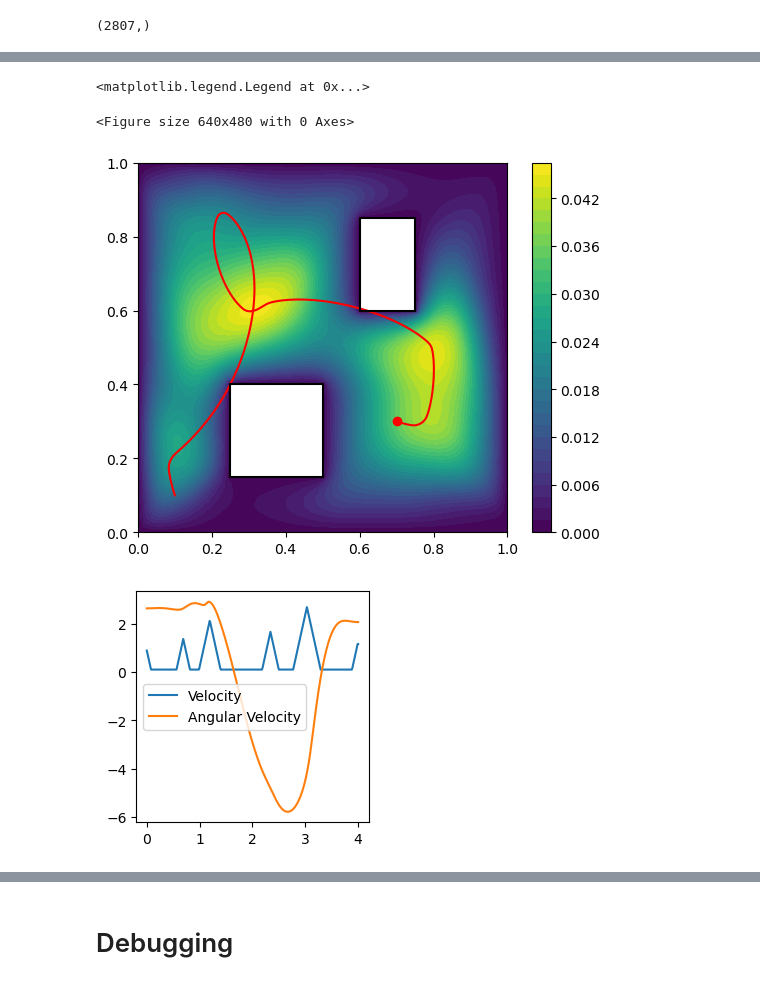
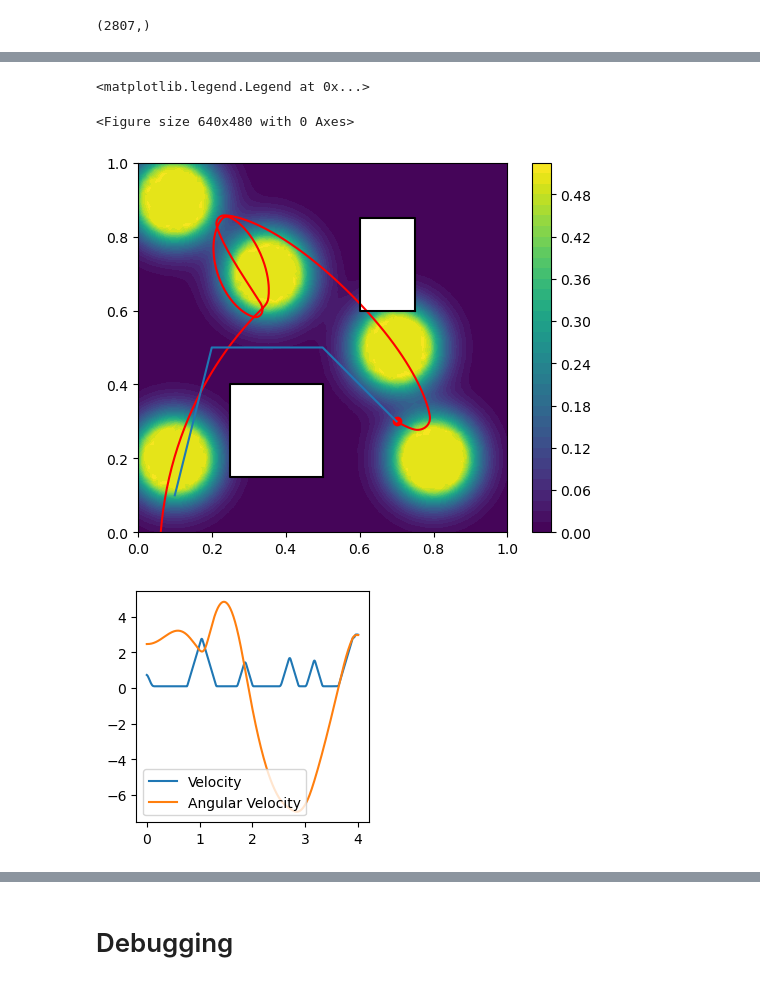
Before and after one commit to leyffer/m2dtIceSheet, a Jupyter notebook: notebooks/1-2_initial_DAE_optimization.ipynb, the cells around one changed output, grey strips where cells are left out. Saved outputs shown, nothing was run; the diff lists cells and outputs as text; code cells hidden in the pictures.

```diff
--- a/notebooks/1-2_initial_DAE_optimization.ipynb
+++ b/notebooks/1-2_initial_DAE_optimization.ipynb
@@ -2120,28 +1993,20 @@ array([-2.67708223e-02, -2.80556187e-02, -2.83250348e-02, -2.85856656e-02,
 # %%
-# # Set the initial guess for the decision variables
-# initial_x = jnp.linspace(problem_obj.x0, 0.0, problem_obj.NK)
-# initial_y = jnp.linspace(problem_obj.y0, 0.0, problem_obj.NK)
-# initial_theta = jnp.arctan2(np.diff(initial_y, append=0.),np.diff(initial_x, append=0.))
-# initial_v = jnp.ones(initial_x.shape)
-# initial_acc = jnp.ones(initial_x.shape)
-# initial_omega = jnp.ones(initial_x.shape)
-# initial_omega_acc = jnp.ones(initial_x.shape)
-
-# x0 = problem_obj.var_joiner(initial_x, initial_y, initial_theta, initial_v, initial_acc, initial_omega, initial_omega_acc)
-
 # x0 = solution
 
-problem.add_option("hessian_approximation", "limited-memory")
-# problem.add_option("max_iter", 500)
+problem_obj.add_option("hessian_approximation", "limited-memory")
+problem_obj.add_option("tol", 1e-3)
+problem_obj.add_option("max_iter", 30)
 # problem.add_option("derivative_test_print_all", "yes")
 # problem.add_option("derivative_test", "first-order")
 # problem.add_option("gradient_approximation", "finite-difference-values")
 # Solve the problem
-solution, info = problem.solve(x0)
+solution, info = problem_obj.solve(x0)
 # solution, info = problem.solve(solution)
 
 # Print the solution
 # print(f"Solution: {solution}")
 print(f"Objective value: {info['obj_val']}")
 print(f"OED objective value: {problem_obj.OED_objective(solution)}")
+# output the value of the trajectory whenever the gradient is evaluated to make a video
+# (objective value; constraint violation)
 # %% [output]
@@ -2173,8 +2042,8 @@ OED objective value: 3.358286619461201
 prev_grid_t = grid_t_drone
 
 plt.figure()
-fom.plot(state)
-# fom.plot(fom.assemble_forcing(para_true))
+# fom.plot(state)
+fom.plot(fom.assemble_forcing(para_true))
 plt.plot(x, y, label="Optimized path", color="red")
 # plt.scatter(x, y, marker='d')
 plt.scatter(x[0], y[0], marker='o', color="red")
@@ -2184,7 +2053,7 @@ plt.ylim([-0,1])
 
 
 (initial_x, initial_y, _, _, _, _, _) = problem_obj.var_splitter(x0)
-# plt.plot(initial_x, initial_y, label="Initial path")
+plt.plot(initial_x, initial_y, label="Initial path")
 
 obstacle_shape = problem_obj.obstacle_shape
 
@@ -2198,32 +2067,32 @@ obstacle_shape = problem_obj.obstacle_shape
 #     plt.plot(rx*np.cos(t) + cx, ry*np.sin(t) + cy, style)
 
 # if obstacle_shape == "diamond":
 #     style = 'k'
 # else:
 #     style = 'k--'
 # # diamond
 # for cx, cy, rx, ry in zip(problem_obj.cxs, problem_obj.cys, problem_obj.rxs, problem_obj.rys):
 #     plt.plot([cx, cx + rx, cx, cx - rx, cx], [cy + ry, cy, cy - ry, cy, cy + ry], style)
 
 if obstacle_shape == "square":
     style = 'k'
 else:
     style = 'k--'
 # square
 for cx, cy, rx, ry in zip(problem_obj.cxs, problem_obj.cys, problem_obj.rxs, problem_obj.rys):
     plt.plot([cx + rx, cx + rx, cx - rx, cx - rx, cx + rx], [cy -ry, cy + ry, cy + ry, cy - ry, cy - ry], style)
 
 # for poly in polygons:
 #     plt.plot(poly.vertices[:,0], poly.vertices[:,1])
 
 # plt.legend()
 
 plt.figure(figsize=(3,3))
 plt.plot(grid_t_drone, v, label="Velocity")
 plt.plot(grid_t_drone, omega, label="Angular Velocity")
 plt.legend()
 # %% [output]
 <matplotlib.legend.Legend at 0x...>
 <Figure size 640x480 with 0 Axes>
-[figure, old version]
+[figure, new version]
-[figure, old version]
+[figure, new version]
```
Also changed, not shown: parts of 43 cells of this notebook, 1 other file.
